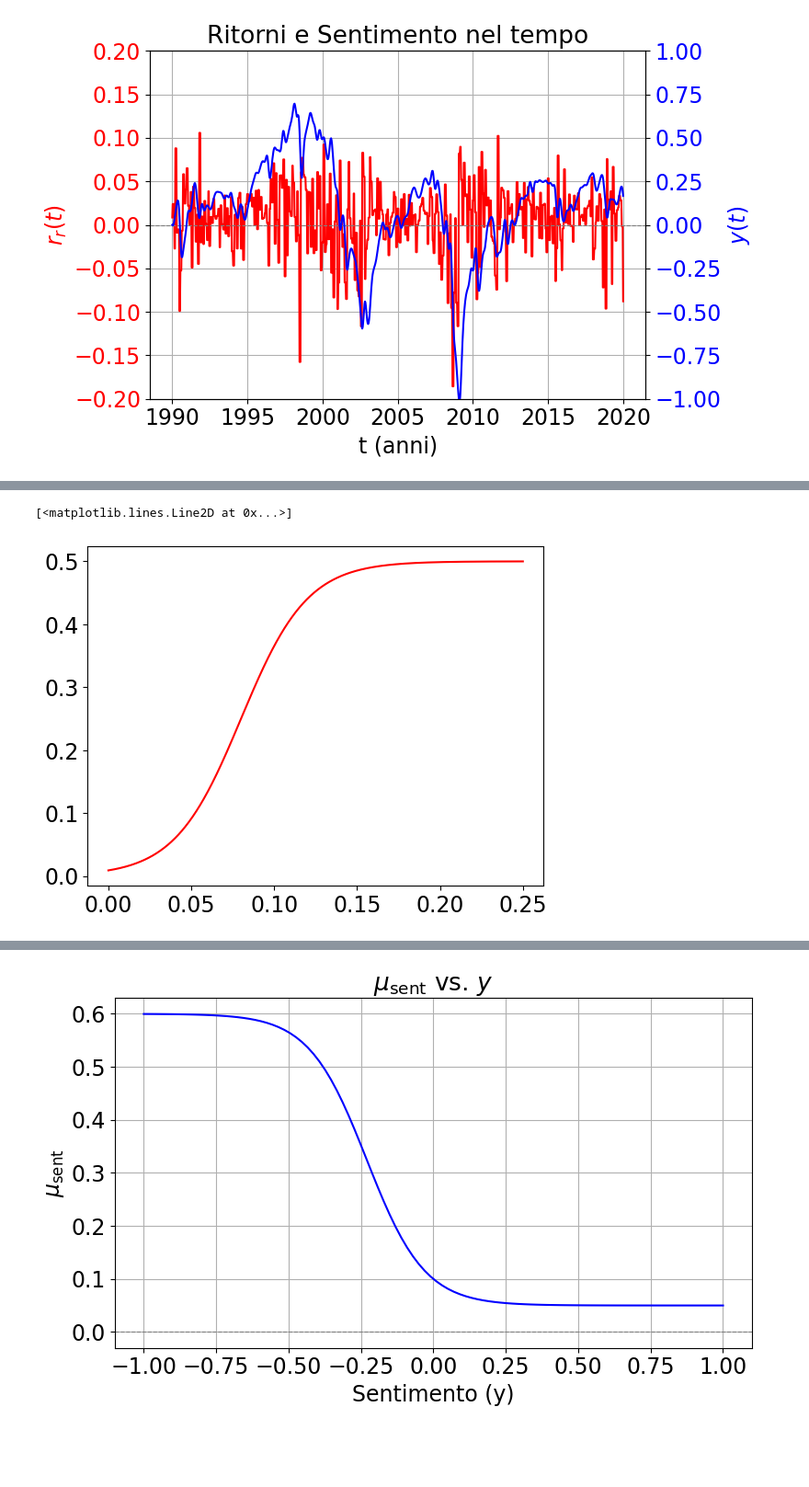
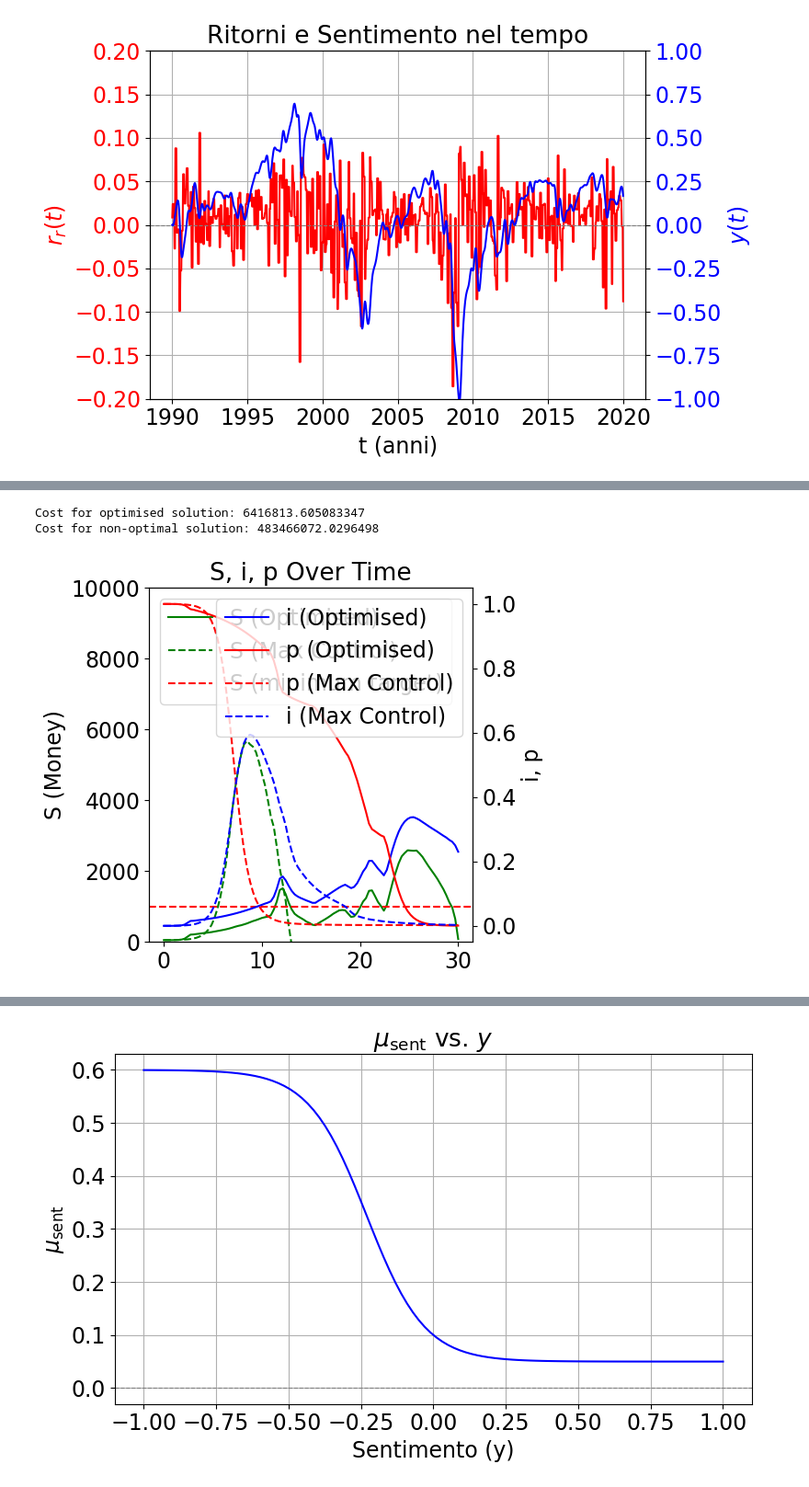
Before and after one commit to NexganGH/Ponzi-Scheme, a Jupyter notebook: madoff.ipynb, the cells around one changed output, grey strips where cells are left out. Shown at 92% size. Cells and saved outputs as stored; diff of their text form; code cells hidden in the pictures; blank space fills up the shorter version.

```diff
--- a/madoff.ipynb
+++ b/madoff.ipynb
@@ -95,6 +85 @@ plt.plot(np.linspace(-1, 1, 1000), par._mu_from_sentiment(np.linspace(-1, 1, 100
-# %%
-plt.plot(np.linspace(0, 0.25, 1000), par.extra_lambda_from_rp(np.linspace(0, 0.25, 1000)), label="Sentiment", color="red")
-# %% [output]
-[<matplotlib.lines.Line2D at 0x...>]
-[figure, removed]
 # %%
@@ -172,13 +151,13 @@ def lagrangian(y):
     return np.where((S > S_min), 0, (S_min - S)**2)
 
 def J(switching_times):
-    global n_iter
     u = optimal_control(switching_times)
     sol = solve_ivp(lambda t, y: system_dynamics(t, y, u(t)), (0, 30), [i0, p0, S0, U0, C0], t_eval=t_span)
 
     cost = np.sum(lagrangian(sol.y[:, :]) * (t_span[1] - t_span[0]))
     return cost
 
+# Ottimizzazione
 bounds = [(0, 30)] * num_switches + [(u_min, u_max)] * num_switches
 sol = differential_evolution(J, bounds, strategy='best1bin', tol=1e-3, maxiter=50)
 opt_switching_times = sol.x
@@ -187,33 +166,37 @@ u_opt = optimal_control(opt_switching_times)
 sol_opt = solve_ivp(lambda t, y: system_dynamics(t, y, u_opt(t)), (0, 30), [i0, p0, S0, U0, C0], t_eval=t_span)
 i_opt, p_opt, S_opt, U_opt, C_opt = sol_opt.y
 
 u_always_max = optimal_control([0, u_fixed])
 sol_max = solve_ivp(lambda t, y: system_dynamics(t, y, u_always_max(t)), (0, 30), [i0, p0, S0, U0, C0], t_eval=t_span)
 i_max, p_max, S_max, U_max, C_max = sol_max.y
 
 print(f'Cost for optimised solution: {J(opt_switching_times)}')
 print(f'Cost for non-optimal solution: {J([0, u_fixed])}')
 
 plt.figure(figsize=(10, 5))
 ax1 = plt.subplot(1, 2, 1)
 ax1.plot(t_span, S_opt, label='S (Optimised)', color='green')
 ax1.plot(t_span, S_max, label='S (Max Control)', color='green', linestyle='dashed')
 ax1.axhline(S_min, color='red', linestyle='dashed', label='S (minimum target)')
 ax1.set_ylim(0, 10000)
 ax1.set_ylabel('S (Money)')
 ax1.legend(loc='upper left')
 
 ax2 = ax1.twinx()
 ax2.plot(t_span, i_opt, label='i (Optimised)', color='blue')
 ax2.plot(t_span, p_opt, label='p (Optimised)', color='red')
 ax2.plot(t_span, p_max, label='p (Max Control)', color='red', linestyle='dashed')
 #ax2.plot(t_span, p_opt, label='p (Optimised)', color='red')
 ax2.plot(t_span, i_max, label='i (Max Control)', color='blue', linestyle='dashed')
 #ax2.plot(t_span, p_max, label='p (Max Control)', color='red', linestyle='dashed')
 ax2.set_ylabel('i, p')
 ax2.legend(loc='upper right')
 plt.title('S, i, p Over Time')
 plt.show()
+# %% [output]
+Cost for optimised solution: 6416813.605083347
+Cost for non-optimal solution: 483466072.0296498
+[figure, added]
 # %%
 
 plt.figure(figsize=(10, 6))
```
Also changed, not shown: parts of 16 cells of this notebook, 41 other files.
